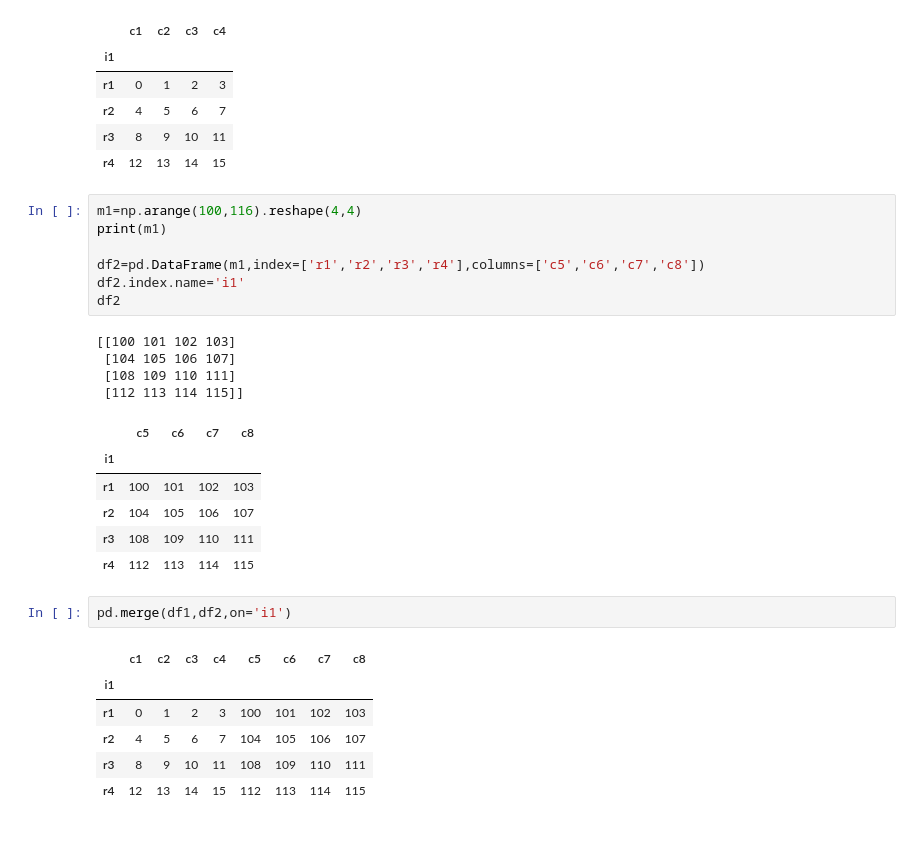
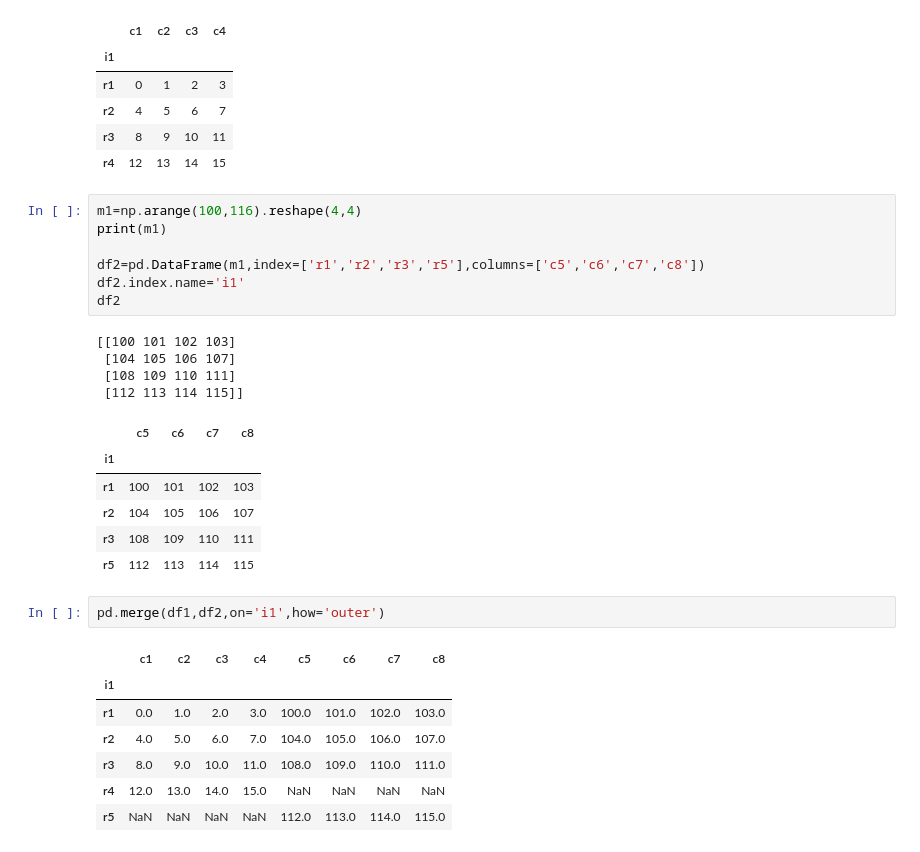
Before and after one commit to sunilsala88/batch32, a Jupyter notebook: 11_data_analysis/pandas3.ipynb, the cells around one changed output. Saved outputs shown, nothing was run; the diff lists cells and outputs as text.

```diff
--- a/11_data_analysis/pandas3.ipynb
+++ b/11_data_analysis/pandas3.ipynb
@@ -23,7 +23,7 @@ df1
 m1=np.arange(100,116).reshape(4,4)
 print(m1)
 
-df2=pd.DataFrame(m1,index=['r1','r2','r3','r4'],columns=['c5','c6','c7','c8'])
+df2=pd.DataFrame(m1,index=['r1','r2','r3','r5'],columns=['c5','c6','c7','c8'])
 df2.index.name='i1'
 df2
 # %% [output]
@@ -36,13 +36,14 @@ df2
 | r1 | 100 | 101 | 102 | 103 |
 | r2 | 104 | 105 | 106 | 107 |
 | r3 | 108 | 109 | 110 | 111 |
-| r4 | 112 | 113 | 114 | 115 |
+| r5 | 112 | 113 | 114 | 115 |
 # %%
-pd.merge(df1,df2,on='i1')
+pd.merge(df1,df2,on='i1',how='outer')
 # %% [output]
 |  | c1 | c2 | c3 | c4 | c5 | c6 | c7 | c8 |
 | i1 |  |  |  |  |  |  |  |  |
-| r1 | 0 | 1 | 2 | 3 | 100 | 101 | 102 | 103 |
-| r2 | 4 | 5 | 6 | 7 | 104 | 105 | 106 | 107 |
-| r3 | 8 | 9 | 10 | 11 | 108 | 109 | 110 | 111 |
-| r4 | 12 | 13 | 14 | 15 | 112 | 113 | 114 | 115 |
+| r1 | 0.0 | 1.0 | 2.0 | 3.0 | 100.0 | 101.0 | 102.0 | 103.0 |
+| r2 | 4.0 | 5.0 | 6.0 | 7.0 | 104.0 | 105.0 | 106.0 | 107.0 |
+| r3 | 8.0 | 9.0 | 10.0 | 11.0 | 108.0 | 109.0 | 110.0 | 111.0 |
+| r4 | 12.0 | 13.0 | 14.0 | 15.0 | NaN | NaN | NaN | NaN |
+| r5 | NaN | NaN | NaN | NaN | 112.0 | 113.0 | 114.0 | 115.0 |
```
Also changed, not shown: parts of 9 cells of this notebook.
